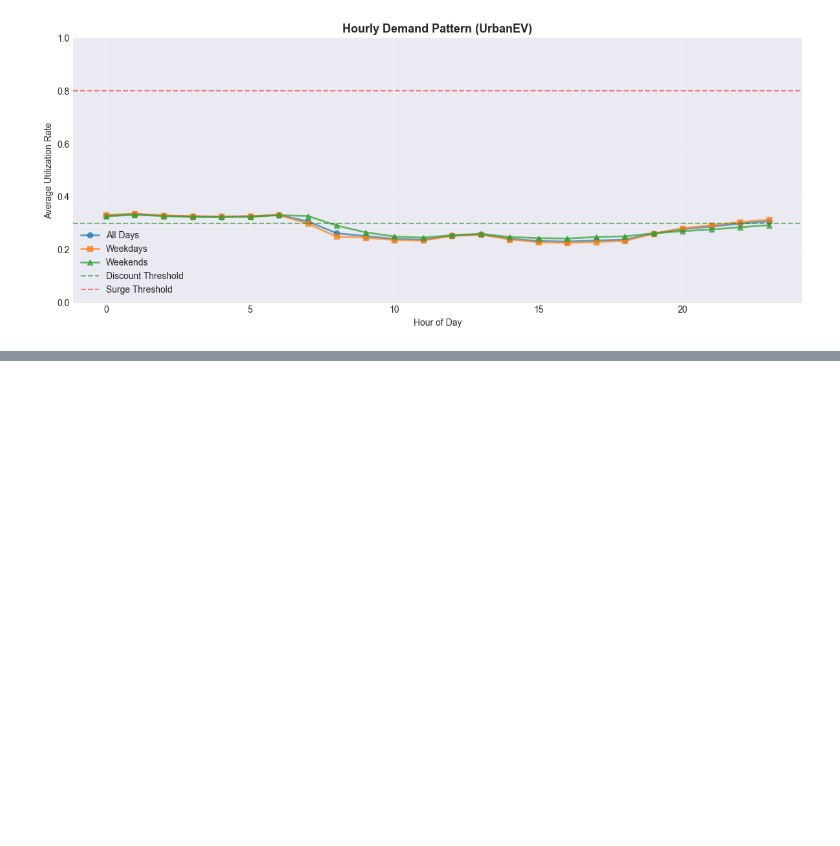
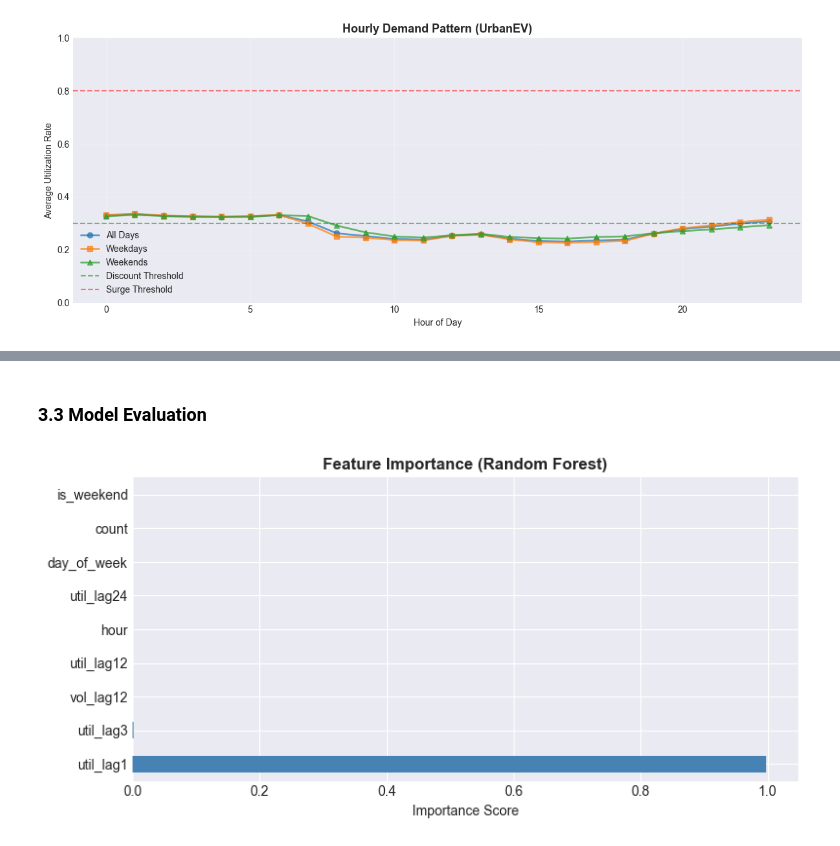
Before and after one commit to QyAkhil/AI-Based-Dynamic-Tariff-Optimization-for-EV-Charging-Networks, a Jupyter notebook: notebooks/AI_Dynamic_Tariff_Workflow.ipynb, the cells around one changed output, grey strips where cells are left out. Saved outputs shown, nothing was run; the diff lists cells and outputs as text; code cells hidden in the pictures; blank space fills up the shorter version.

Commit message:
fixed errors

```diff
--- a/notebooks/AI_Dynamic_Tariff_Workflow.ipynb
+++ b/notebooks/AI_Dynamic_Tariff_Workflow.ipynb
@@ -477,10 +300,0 @@ Model trained on 1,702,324 samples
-# %%
-# Evaluate model performance
-rmse = np.sqrt(mean_squared_error(y_test, y_pred))
-mae = mean_absolute_error(y_test, y_pred)
-r2 = r2_score(y_test, y_pred)
-
-print('DEMAND PREDICTION - MODEL EVALUATION')
-print(f'  RMSE: {rmse:.4f}')
-print(f'  MAE:  {mae:.4f}')
-print(f'  R²:   {r2:.4f}')
@@ -926,0 +478,21 @@ All outputs saved:
+# %%
+# Compare and select best model
+print('MODEL COMPARISON')
+print(f'{"Metric":<8} {"Random Forest":>15} {"XGBoost":>15} {"Winner":>15}')
+print(f'{"RMSE":<8} {rf_rmse:>15.4f} {xgb_rmse:>15.4f} {"XGBoost" if xgb_rmse < rf_rmse else "Random Forest":>15}')
+print(f'{"MAE":<8} {rf_mae:>15.4f} {xgb_mae:>15.4f} {"XGBoost" if xgb_mae < rf_mae else "Random Forest":>15}')
+print(f'{"R2":<8} {rf_r2:>15.4f} {xgb_r2:>15.4f} {"XGBoost" if xgb_r2 > rf_r2 else "Random Forest":>15}')
+
+# Select the best model based on R2
+if xgb_r2 >= rf_r2:
+    model = xgb_model
+    y_pred = xgb_pred
+    rmse, mae, r2 = xgb_rmse, xgb_mae, xgb_r2
+    best_model_name = 'XGBoost'
+else:
+    model = rf_model
+    y_pred = rf_pred
+    rmse, mae, r2 = rf_rmse, rf_mae, rf_r2
+    best_model_name = 'Random Forest'
+
+print(f'\nSelected model: {best_model_name} (R2 = {r2:.4f})')
@@ -926,0 +507,17 @@ All outputs saved:
+# %% [markdown]
+ ### 3.3 Model Evaluation
+# %%
+# Feature importance from the selected model
+if best_model_name == 'XGBoost':
+    importance = pd.Series(model.feature_importances_, index=feature_cols).sort_values(ascending=False)
+else:
+    importance = pd.Series(model.feature_importances_, index=feature_cols).sort_values(ascending=False)
+
+fig, ax = plt.subplots(figsize=(8, 4))
+importance.plot(kind='barh', ax=ax, color='steelblue')
+ax.set_title(f'Feature Importance ({best_model_name})', fontweight='bold')
+ax.set_xlabel('Importance Score')
+plt.tight_layout()
+plt.show()
+# %% [output]
+[figure, added]
```
Also changed, not shown: parts of 93 cells of this notebook, 3 other files.
